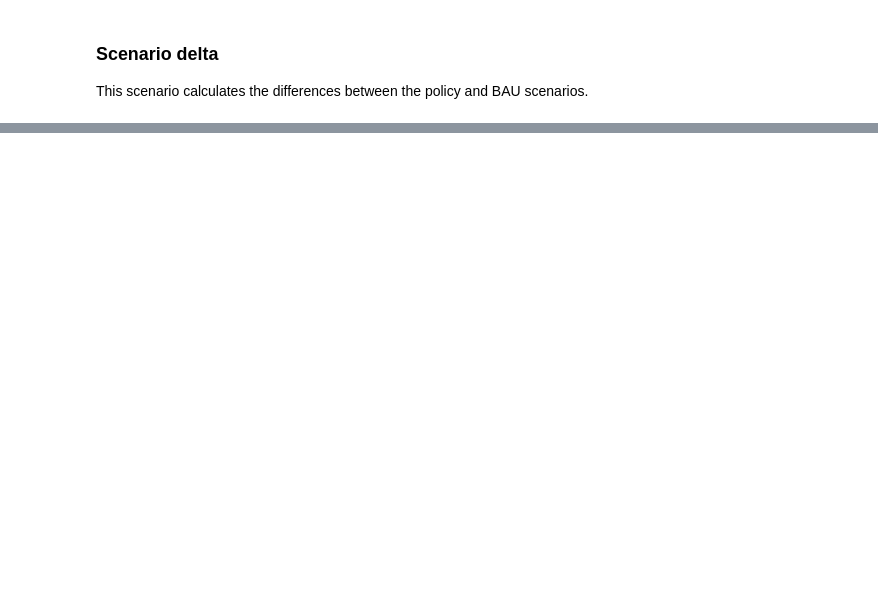
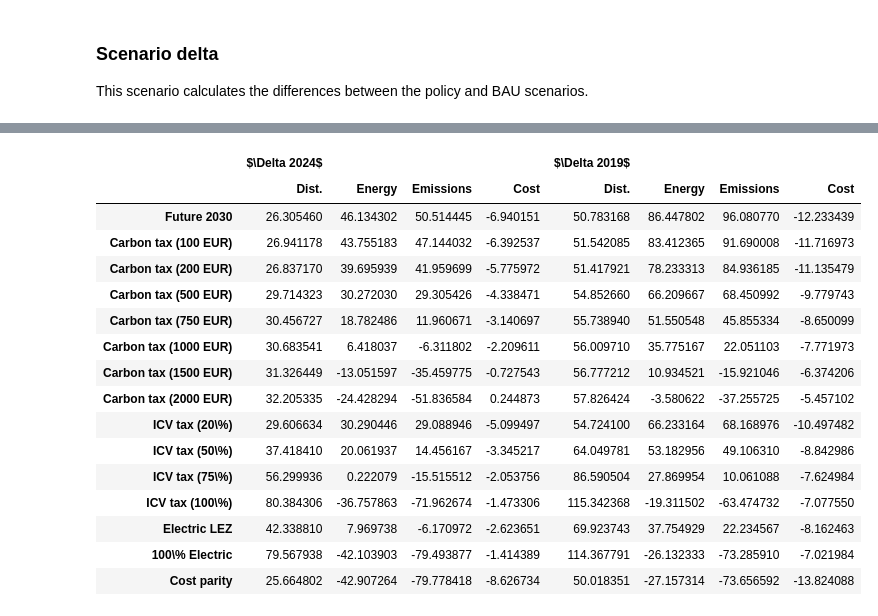
Before and after one commit to sebhoerl/last-mile-parcel-paper, a Jupyter notebook: paper/07 Scenario delta.ipynb, the cells around one changed output, grey strips where cells are left out. Saved outputs shown, nothing was run; the diff lists cells and outputs as text; code cells hidden in the pictures; blank space fills up the shorter version.

```diff
--- a/paper/07 Scenario delta.ipynb
+++ b/paper/07 Scenario delta.ipynb
@@ -15,7 +15,7 @@ cases = [
     "baseline_2019", "today_2024", "future_2030",
     "policy_co2_100EUR", "policy_co2_200EUR", "policy_co2_500EUR", "policy_co2_750EUR","policy_co2_1000EUR", "policy_co2_1500EUR", "policy_co2_2000EUR",
     "policy_thermic_20pct", "policy_thermic_50pct", "policy_thermic_75pct", "policy_thermic_100pct",
-    "policy_elez", "policy_electric"
+    "policy_elez", "policy_electric", "policy_cost_parity" #, "policy_cost_parity_high_range"
 ]
 
 df_cases = []
@@ -47,6 +47,7 @@ for case in cases:
 
 df_cases = pd.DataFrame.from_records(df_cases)
 df_cases["cost_per_delivery_EUR"] = df_cases["total_cost_EUR"] / df_cases["deliveries"]
+df_cases["cost_per_distance_EUR_km"] = df_cases["total_cost_EUR"] / df_cases["distance_km"]
 
 df_cases = df_cases.drop(columns = [
     "deliveries"
@@ -118,35 +137,54 @@ def replace_name(name):
     if name == "future_2030": return "Future 2030"
     if name == "policy_elez": return "Electric LEZ"
     if name == "policy_electric": return "100\\% Electric"
+    if name == "policy_cost_parity": return "Cost parity"
 
     if name.startswith("policy_co2"):
         return "Carbon tax ({} EUR)".format(name.split("_")[-1].replace("EUR", ""))
 
     if name.startswith("policy_thermic"):
         return "ICV tax ({}\\%)".format(name.split("_")[-1].replace("pct", ""))
 
     return name
 
 df_table.index = [replace_name(name) for name in df_table.index]
 
 with open(tables_path / "delta.tex", "w+") as f:
     table = df_table.to_latex(
         caption = "Changes in key indicators compared to reference scenarios [\\%]",
         label = "tab:delta", sparsify = True,
         float_format = lambda f: "{:.2f}".format(f)
     )
 
     table = table.replace("Carbon tax (100 EUR)", "\\midrule\nCarbon tax (100 EUR)")
     table = table.replace("ICV tax (20\\%)", "\\midrule\nICV tax (20\\%)")
     table = table.replace("Electric LEZ", "\\midrule\nElectric LEZ")
 
     table = table.replace("\\begin{table}", "\\begin{table}\n\\centering")
 
     table = table.replace("lrrrrrrrr", "lrrrr|rrrr")
     table = re.sub(r"(-[0-9.]+)", "\\\\textbf{\\1}", table)
     table = table.replace("{r}", "{c}")
     table = table.replace("{$\\Delta 2019$} \\\\", "{$\\Delta 2019$} \\\\ \n \\midrule")
 
     f.write(table)
 
 df_table
+# %% [output]
+|  | $\Delta 2024$ |  |  |  | $\Delta 2019$ |  |  |  |
+|  | Dist. | Energy | Emissions | Cost | Dist. | Energy | Emissions | Cost |
+| Future 2030 | 26.305460 | 46.134302 | 50.514445 | -6.940151 | 50.783168 | 86.447802 | 96.080770 | -12.233439 |
+| Carbon tax (100 EUR) | 26.941178 | 43.755183 | 47.144032 | -6.392537 | 51.542085 | 83.412365 | 91.690008 | -11.716973 |
+| Carbon tax (200 EUR) | 26.837170 | 39.695939 | 41.959699 | -5.775972 | 51.417921 | 78.233313 | 84.936185 | -11.135479 |
+| Carbon tax (500 EUR) | 29.714323 | 30.272030 | 29.305426 | -4.338471 | 54.852660 | 66.209667 | 68.450992 | -9.779743 |
+| Carbon tax (750 EUR) | 30.456727 | 18.782486 | 11.960671 | -3.140697 | 55.738940 | 51.550548 | 45.855334 | -8.650099 |
+| Carbon tax (1000 EUR) | 30.683541 | 6.418037 | -6.311802 | -2.209611 | 56.009710 | 35.775167 | 22.051103 | -7.771973 |
+| Carbon tax (1500 EUR) | 31.326449 | -13.051597 | -35.459775 | -0.727543 | 56.777212 | 10.934521 | -15.921046 | -6.374206 |
+| Carbon tax (2000 EUR) | 32.205335 | -24.428294 | -51.836584 | 0.244873 | 57.826424 | -3.580622 | -37.255725 | -5.457102 |
+| ICV tax (20\%) | 29.606634 | 30.290446 | 29.088946 | -5.099497 | 54.724100 | 66.233164 | 68.168976 | -10.497482 |
+| ICV tax (50\%) | 37.418410 | 20.061937 | 14.456167 | -3.345217 | 64.049781 | 53.182956 | 49.106310 | -8.842986 |
+| ICV tax (75\%) | 56.299936 | 0.222079 | -15.515512 | -2.053756 | 86.590504 | 27.869954 | 10.061088 | -7.624984 |
+| ICV tax (100\%) | 80.384306 | -36.757863 | -71.962674 | -1.473306 | 115.342368 | -19.311502 | -63.474732 | -7.077550 |
+| Electric LEZ | 42.338810 | 7.969738 | -6.170972 | -2.623651 | 69.923743 | 37.754929 | 22.234567 | -8.162463 |
+| 100\% Electric | 79.567938 | -42.103903 | -79.493877 | -1.414389 | 114.367791 | -26.132333 | -73.285910 | -7.021984 |
+| Cost parity | 25.664802 | -42.907264 | -79.778418 | -8.626734 | 50.018351 | -27.157314 | -73.656592 | -13.824088 |
```
Also changed, not shown: parts of 2 cells of this notebook, 10 other files.
